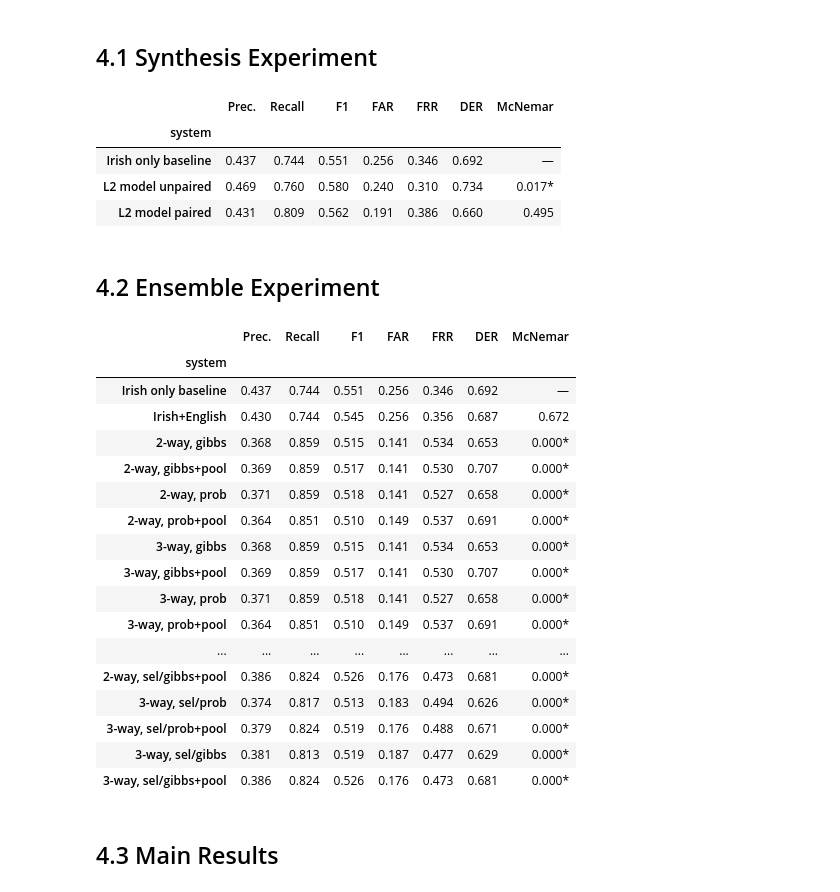
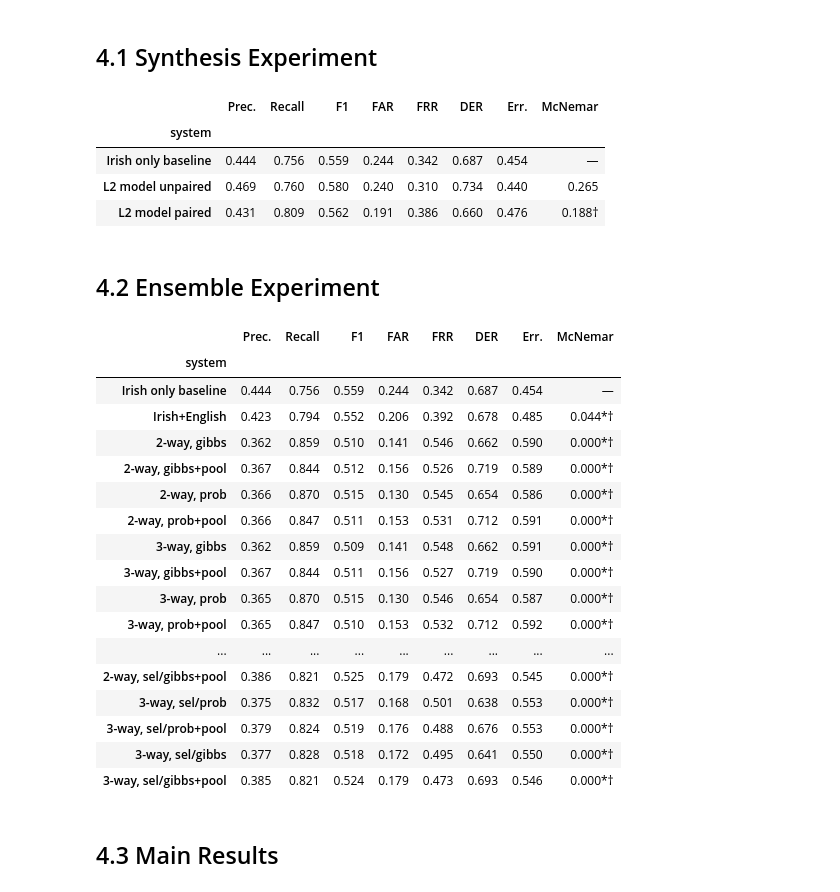
Before and after one commit to linkofchain/ThesisProject, a Jupyter notebook: scripts/eval/full_evaluation.ipynb, the cells around one changed output. Drawn from its saved outputs; the diff is of its cells as text; code cells hidden in the pictures.

```diff
--- a/scripts/eval/full_evaluation.ipynb
+++ b/scripts/eval/full_evaluation.ipynb
@@ -158,9 +158,12 @@ def _derived_metrics(TR, FA, FR, TA, CD, total_errors, total_canonical):
     per       = total_errors / total_canonical if total_canonical > 0 else nan
     diag_acc  = CD / TR                   if TR > 0 else nan
     der       = DE / (CD + DE)            if (CD + DE) > 0 else nan
+    total     = TR + FA + FR + TA
+    overall   = (FA + FR + DE) / total    if total > 0 else nan
     return dict(precision=precision, recall=recall, f1=f1,
                 false_acceptance_rate=far, false_rejection_rate=frr,
-                per=per, diagnostic_accuracy=diag_acc, diagnostic_error_rate=der)
+                per=per, diagnostic_accuracy=diag_acc, diagnostic_error_rate=der,
+                overall_error_rate=overall)
 
 
 agg_rows = []
@@ -169,7 +172,7 @@ for system_name, group in per_utt_df.groupby('system', sort=False):
     FA = group['FA'].sum()
     FR = group['FR'].sum()
     TA = group['TA'].sum()
-    CD = group['CD'].sum() if 'CD' in group.columns else 0
+    CD = group['CD'].sum()
 
     canonical_lengths = group['TR'] + group['FA'] + group['FR'] + group['TA']
     total_canonical   = canonical_lengths.sum()
@@ -273,12 +276,11 @@ canonical=ɾ       predicted=ɹ       winner=en
 from scripts.eval.eval import mcnemar_mdd
 
 DISPLAY_COLS = {
-    'precision':             'Prec.',
-    'recall':                'Recall',
     'f1':                    'F1',
     'false_acceptance_rate': 'FAR',
     'false_rejection_rate':  'FRR',
     'diagnostic_error_rate': 'DER',
+    'overall_error_rate':    'Err.',
 }
 
 _baseline_name = 'Irish only (baseline)'
@@ -293,16 +295,17 @@ for _name, _recs in active_systems.items():
 def _mcnemar_str(result):
     """
     Format a McNemar result dict as a display string.
-    '*' marks results significant in the wrong direction (c > b, p < 0.05),
-    meaning the system is significantly worse than the baseline. Results
-    significant in the right direction (b > c, p < 0.05) carry no marker,
-    so the bold-best logic in _apply_bold can target them unambiguously.
+    Markers: '*' = significant (p < 0.05); '†' = wrong direction (c > b,
+    i.e. higher error than the baseline), regardless of significance.
+    Both can appear together ('0.001*†' = significantly worse). The
+    bold-best logic in _apply_bold excludes '†' rows.
     """
     if result is None:
         return '—'
     p, b, c = result['pvalue'], result['b'], result['c']
     wrong_dir = c > b
-    return f"{p:.3f}{'*' if p < 0.05 and wrong_dir else ''}"
+    sig = '*' if p < 0.05 else ''
+    return f"{p:.3f}{sig}{'†' if wrong_dir else ''}"
 
 
 def make_table(system_names):
@@ -316,6 +319,7 @@ def make_table(system_names):
         .str.replace('Ensemble ', '', regex=False)
         .str.replace('Irish+English combined', 'Irish+English', regex=False)
         .str.replace('pooled', 'pool', regex=False)
+        .str.replace('gibbs', 'Gibbs', regex=False)
         .str.replace('(', '', regex=False)
         .str.replace(')', '', regex=False)
     )
@@ -838,56 +843,62 @@ SYNTHESIS_SYSTEMS = [
 ]
 make_table(SYNTHESIS_SYSTEMS)
 # %% [output]
-|  | Prec. | Recall | F1 | FAR | FRR | DER | McNemar |
-| system |  |  |  |  |  |  |  |
-| Irish only baseline | 0.437 | 0.744 | 0.551 | 0.256 | 0.346 | 0.692 | — |
-| L2 model unpaired | 0.469 | 0.760 | 0.580 | 0.240 | 0.310 | 0.734 | 0.017* |
-| L2 model paired | 0.431 | 0.809 | 0.562 | 0.191 | 0.386 | 0.660 | 0.495 |
+|  | Prec. | Recall | F1 | FAR | FRR | DER | Err. | McNemar |
+| system |  |  |  |  |  |  |  |  |
+| Irish only baseline | 0.444 | 0.756 | 0.559 | 0.244 | 0.342 | 0.687 | 0.454 | — |
+| L2 model unpaired | 0.469 | 0.760 | 0.580 | 0.240 | 0.310 | 0.734 | 0.440 | 0.265 |
+| L2 model paired | 0.431 | 0.809 | 0.562 | 0.191 | 0.386 | 0.660 | 0.476 | 0.188† |
 # %% [markdown]
 ## 4.2 Ensemble Experiment
 # %%
 ENSEMBLE_SYSTEMS = [
     'Irish only (baseline)',
     'Irish+English combined',
     # no selector
     'Ensemble (2-way, gibbs)',
     'Ensemble (2-way, gibbs+pooled)',
     'Ensemble (2-way, prob)',
     'Ensemble (2-way, prob+pooled)',
     'Ensemble (3-way, gibbs)',
     'Ensemble (3-way, gibbs+pooled)',
     'Ensemble (3-way, prob)',
     'Ensemble (3-way, prob+pooled)',
     # with selector
     'Ensemble (2-way, sel/prob)',
     'Ensemble (2-way, sel/prob+pooled)',
     'Ensemble (2-way, sel/gibbs)',
     'Ensemble (2-way, sel/gibbs+pooled)',
     'Ensemble (3-way, sel/prob)',
     'Ensemble (3-way, sel/prob+pooled)',
     'Ensemble (3-way, sel/gibbs)',
     'Ensemble (3-way, sel/gibbs+pooled)',
 ]
+
+# Split for the thesis: each table repeats the two reference rows (baseline, Irish+English)
+_ENSEMBLE_REFS = ENSEMBLE_SYSTEMS[:2]
+ENSEMBLE_NO_SEL_SYSTEMS = _ENSEMBLE_REFS + [n for n in ENSEMBLE_SYSTEMS[2:] if 'sel/' not in n]
+ENSEMBLE_SEL_SYSTEMS    = _ENSEMBLE_REFS + [n for n in ENSEMBLE_SYSTEMS[2:] if 'sel/' in n]
+
 make_table(ENSEMBLE_SYSTEMS)
 # %% [output]
-|  | Prec. | Recall | F1 | FAR | FRR | DER | McNemar |
-| system |  |  |  |  |  |  |  |
-| Irish only baseline | 0.437 | 0.744 | 0.551 | 0.256 | 0.346 | 0.692 | — |
-| Irish+English | 0.430 | 0.744 | 0.545 | 0.256 | 0.356 | 0.687 | 0.672 |
-| 2-way, gibbs | 0.368 | 0.859 | 0.515 | 0.141 | 0.534 | 0.653 | 0.000* |
-| 2-way, gibbs+pool | 0.369 | 0.859 | 0.517 | 0.141 | 0.530 | 0.707 | 0.000* |
-| 2-way, prob | 0.371 | 0.859 | 0.518 | 0.141 | 0.527 | 0.658 | 0.000* |
-| 2-way, prob+pool | 0.364 | 0.851 | 0.510 | 0.149 | 0.537 | 0.691 | 0.000* |
-| 3-way, gibbs | 0.368 | 0.859 | 0.515 | 0.141 | 0.534 | 0.653 | 0.000* |
-| 3-way, gibbs+pool | 0.369 | 0.859 | 0.517 | 0.141 | 0.530 | 0.707 | 0.000* |
-| 3-way, prob | 0.371 | 0.859 | 0.518 | 0.141 | 0.527 | 0.658 | 0.000* |
-| 3-way, prob+pool | 0.364 | 0.851 | 0.510 | 0.149 | 0.537 | 0.691 | 0.000* |
-| ... | ... | ... | ... | ... | ... | ... | ... |
-| 2-way, sel/gibbs+pool | 0.386 | 0.824 | 0.526 | 0.176 | 0.473 | 0.681 | 0.000* |
-| 3-way, sel/prob | 0.374 | 0.817 | 0.513 | 0.183 | 0.494 | 0.626 | 0.000* |
-| 3-way, sel/prob+pool | 0.379 | 0.824 | 0.519 | 0.176 | 0.488 | 0.671 | 0.000* |
-| 3-way, sel/gibbs | 0.381 | 0.813 | 0.519 | 0.187 | 0.477 | 0.629 | 0.000* |
-| 3-way, sel/gibbs+pool | 0.386 | 0.824 | 0.526 | 0.176 | 0.473 | 0.681 | 0.000* |
+|  | Prec. | Recall | F1 | FAR | FRR | DER | Err. | McNemar |
+| system |  |  |  |  |  |  |  |  |
+| Irish only baseline | 0.444 | 0.756 | 0.559 | 0.244 | 0.342 | 0.687 | 0.454 | — |
+| Irish+English | 0.423 | 0.794 | 0.552 | 0.206 | 0.392 | 0.678 | 0.485 | 0.044*† |
+| 2-way, gibbs | 0.362 | 0.859 | 0.510 | 0.141 | 0.546 | 0.662 | 0.590 | 0.000*† |
+| 2-way, gibbs+pool | 0.367 | 0.844 | 0.512 | 0.156 | 0.526 | 0.719 | 0.589 | 0.000*† |
+| 2-way, prob | 0.366 | 0.870 | 0.515 | 0.130 | 0.545 | 0.654 | 0.586 | 0.000*† |
+| 2-way, prob+pool | 0.366 | 0.847 | 0.511 | 0.153 | 0.531 | 0.712 | 0.591 | 0.000*† |
+| 3-way, gibbs | 0.362 | 0.859 | 0.509 | 0.141 | 0.548 | 0.662 | 0.591 | 0.000*† |
+| 3-way, gibbs+pool | 0.367 | 0.844 | 0.511 | 0.156 | 0.527 | 0.719 | 0.590 | 0.000*† |
+| 3-way, prob | 0.365 | 0.870 | 0.515 | 0.130 | 0.546 | 0.654 | 0.587 | 0.000*† |
+| 3-way, prob+pool | 0.365 | 0.847 | 0.510 | 0.153 | 0.532 | 0.712 | 0.592 | 0.000*† |
+| ... | ... | ... | ... | ... | ... | ... | ... | ... |
+| 2-way, sel/gibbs+pool | 0.386 | 0.821 | 0.525 | 0.179 | 0.472 | 0.693 | 0.545 | 0.000*† |
+| 3-way, sel/prob | 0.375 | 0.832 | 0.517 | 0.168 | 0.501 | 0.638 | 0.553 | 0.000*† |
+| 3-way, sel/prob+pool | 0.379 | 0.824 | 0.519 | 0.176 | 0.488 | 0.676 | 0.553 | 0.000*† |
+| 3-way, sel/gibbs | 0.377 | 0.828 | 0.518 | 0.172 | 0.495 | 0.641 | 0.550 | 0.000*† |
+| 3-way, sel/gibbs+pool | 0.385 | 0.821 | 0.524 | 0.179 | 0.473 | 0.693 | 0.546 | 0.000*† |
 # %% [markdown]
 ## 4.3 Main Results
 # %%
```
Also changed, not shown: parts of 26 cells of this notebook, 57 other files.
